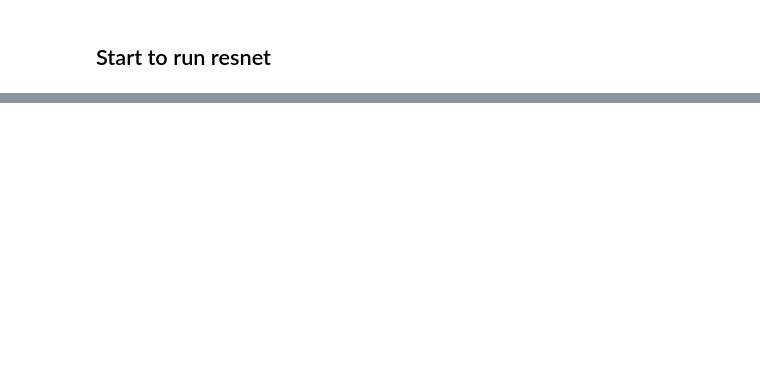
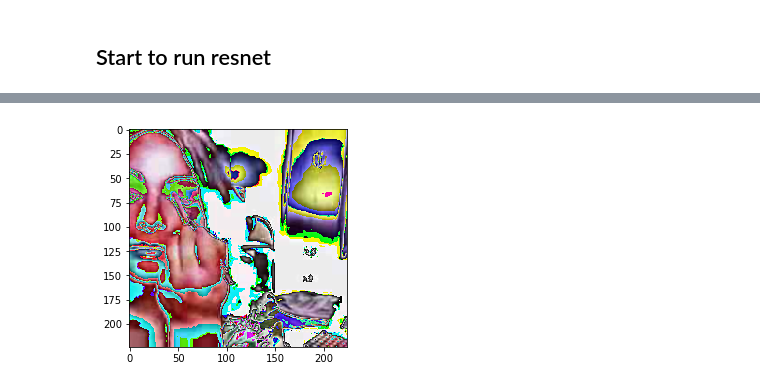
Before and after one commit to CrazyAlan/video_prediction, a Jupyter notebook: notebook/Untitled1.ipynb, the cells around one changed output, grey strips where cells are left out. Saved outputs shown, nothing was run; the diff lists cells and outputs as text; code cells hidden in the pictures; blank space fills up the shorter version.

```diff
--- a/notebook/Untitled1.ipynb
+++ b/notebook/Untitled1.ipynb
@@ -147,0 +153,4 @@ tf.train.start_queue_runners(coord=coord, sess=sess)
+# %%
+imgplot = plt.imshow(img[1])
+# %% [output]
+[figure, added]
```
Also changed, not shown: parts of 7 cells of this notebook, 4 other files.
